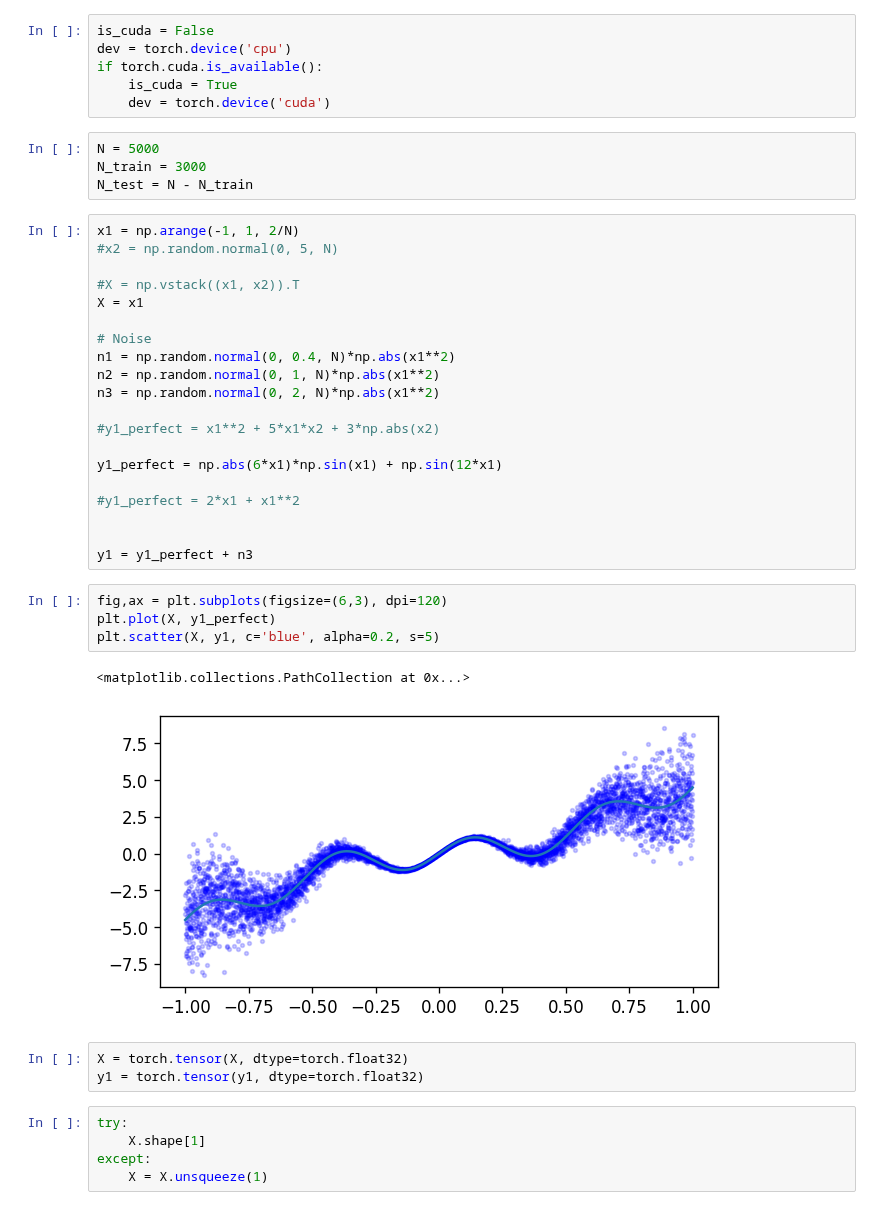
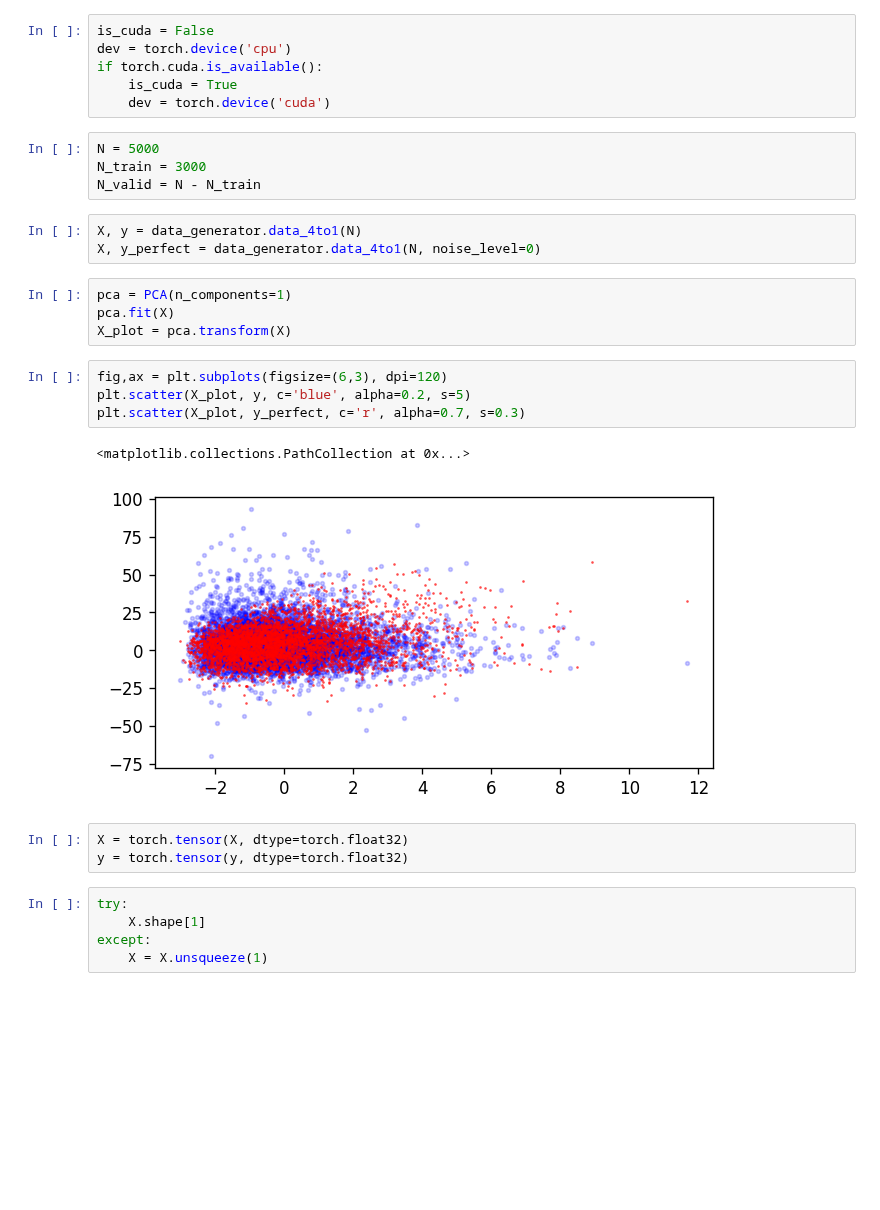
Before and after one commit to AlanLahoud/BNNSOP, a Jupyter notebook: illustrative_example.ipynb, the cells around one changed output. Saved outputs shown, nothing was run; the diff lists cells and outputs as text; blank space fills up the shorter version.

Commit message:
ading the data generator file. 1D and 4D inputs both mapping to 1D output

```diff
--- a/illustrative_example.ipynb
+++ b/illustrative_example.ipynb
@@ -28,37 +32,24 @@ if torch.cuda.is_available():
 # %%
 N = 5000
 N_train = 3000
-N_test = N - N_train
+N_valid = N - N_train
-# %%
-x1 = np.arange(-1, 1, 2/N)
-#x2 = np.random.normal(0, 5, N)
-
-#X = np.vstack((x1, x2)).T
-X = x1
-
-# Noise
-n1 = np.random.normal(0, 0.4, N)*np.abs(x1**2)
-n2 = np.random.normal(0, 1, N)*np.abs(x1**2)
-n3 = np.random.normal(0, 2, N)*np.abs(x1**2)
-
-#y1_perfect = x1**2 + 5*x1*x2 + 3*np.abs(x2)
-
-y1_perfect = np.abs(6*x1)*np.sin(x1) + np.sin(12*x1)
-
-#y1_perfect = 2*x1 + x1**2
-
-
-y1 = y1_perfect + n3
+# %%
+X, y = data_generator.data_4to1(N)
+X, y_perfect = data_generator.data_4to1(N, noise_level=0)
+# %%
+pca = PCA(n_components=1)
+pca.fit(X)
+X_plot = pca.transform(X)
 # %%
 fig,ax = plt.subplots(figsize=(6,3), dpi=120)
-plt.plot(X, y1_perfect)
-plt.scatter(X, y1, c='blue', alpha=0.2, s=5)
+plt.scatter(X_plot, y, c='blue', alpha=0.2, s=5)
+plt.scatter(X_plot, y_perfect, c='r', alpha=0.7, s=0.3)
 # %% [output]
 <matplotlib.collections.PathCollection at 0x...>
-[figure, old version]
+[figure, new version]
 # %%
 X = torch.tensor(X, dtype=torch.float32)
-y1 = torch.tensor(y1, dtype=torch.float32)
+y = torch.tensor(y, dtype=torch.float32)
 # %%
 try:
     X.shape[1]
```
Also changed, not shown: parts of 11 cells of this notebook, 1 other file.
